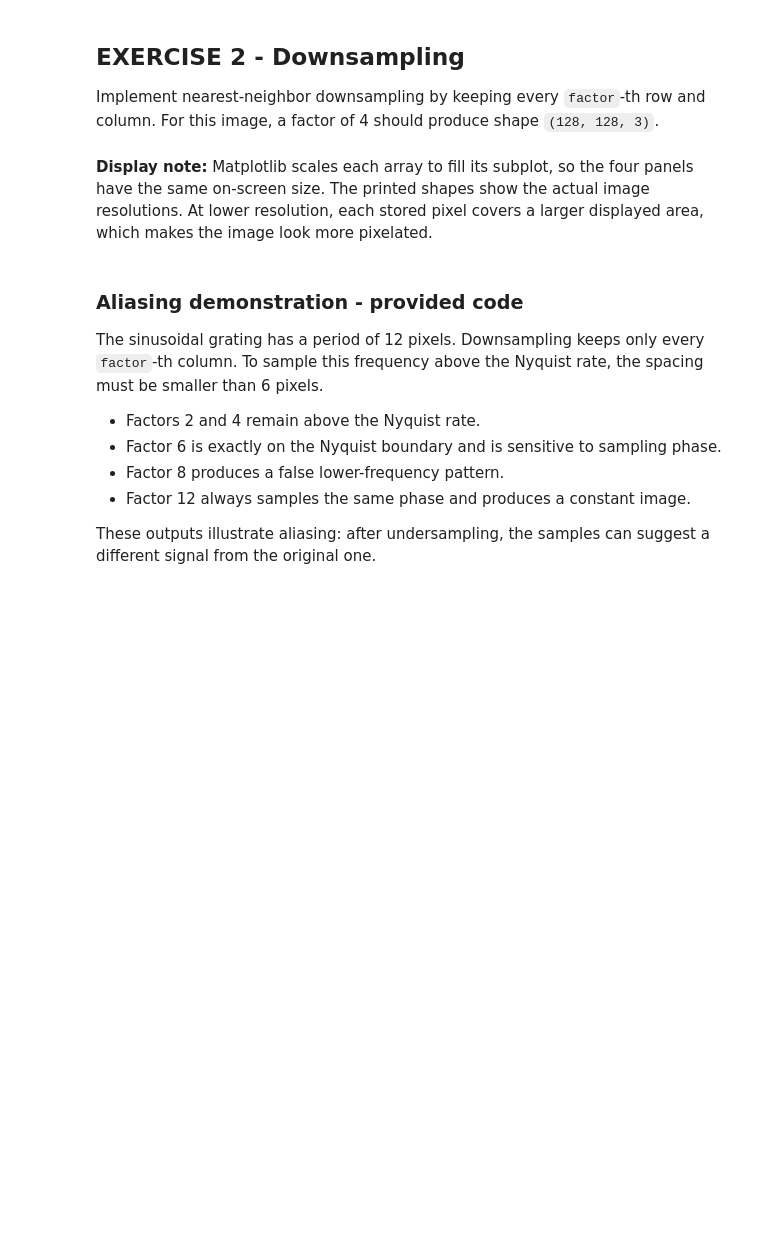
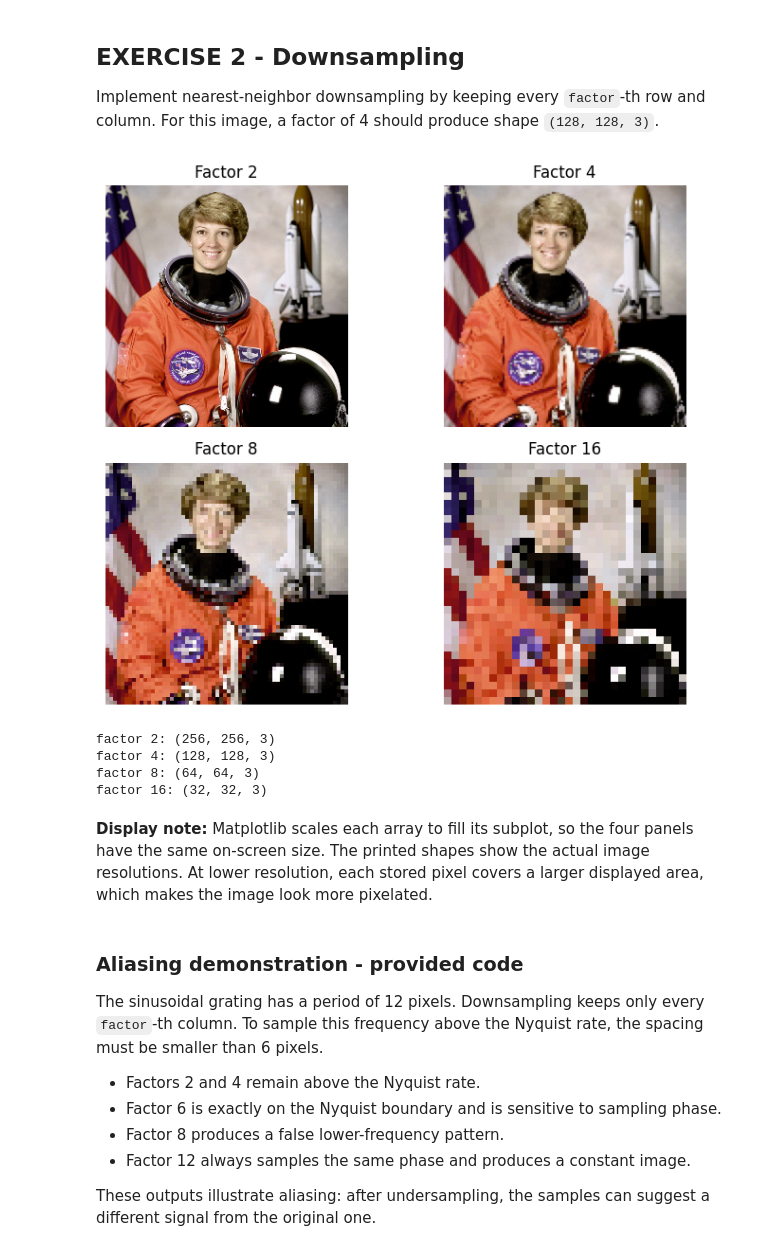
Before and after one commit to tambourine-dev/VisComp, a Jupyter notebook: Exercises/W2/week2_digital_image_student.ipynb, the cells around one changed output. Saved outputs shown, nothing was run; the diff lists cells and outputs as text; code cells hidden in the pictures; blank space fills up the shorter version.

```diff
--- a/Exercises/W2/week2_digital_image_student.ipynb
+++ b/Exercises/W2/week2_digital_image_student.ipynb
@@ -145,16 +158,23 @@ Using 0-based indexing, create a crop containing row indices 50 through 249 and
 Implement nearest-neighbor downsampling by keeping every `factor`-th row and column. For this image, a factor of 4 should produce shape `(128, 128, 3)`.
 # %%
 def downsample_nearest(img, factor):
-    # TODO: return every factor-th row and every factor-th column.
-    raise NotImplementedError("Complete downsample_nearest")
+    res = img[np.arange(0, img.shape[0], factor)]
+    res = res[:, np.arange(0, img.shape[1], factor)]
+    return res
 
 
 factors = [2, 4, 8, 16]
 small_images = [downsample_nearest(image, factor) for factor in factors]
 show_images(small_images, [f"Factor {factor}" for factor in factors], columns=2)
 
 for factor, small in zip(factors, small_images):
     print(f"factor {factor}: {small.shape}")
+# %% [output]
+[figure, added]
+factor 2: (256, 256, 3)
+factor 4: (128, 128, 3)
+factor 8: (64, 64, 3)
+factor 16: (32, 32, 3)
 # %% [markdown]
 **Display note:** Matplotlib scales each array to fill its subplot, so the four panels have the same on-screen size. The printed shapes show the actual image resolutions. At lower resolution, each stored pixel covers a larger displayed area, which makes the image look more pixelated.
 # %% [markdown]
```
Also changed, not shown: parts of 6 cells of this notebook.
